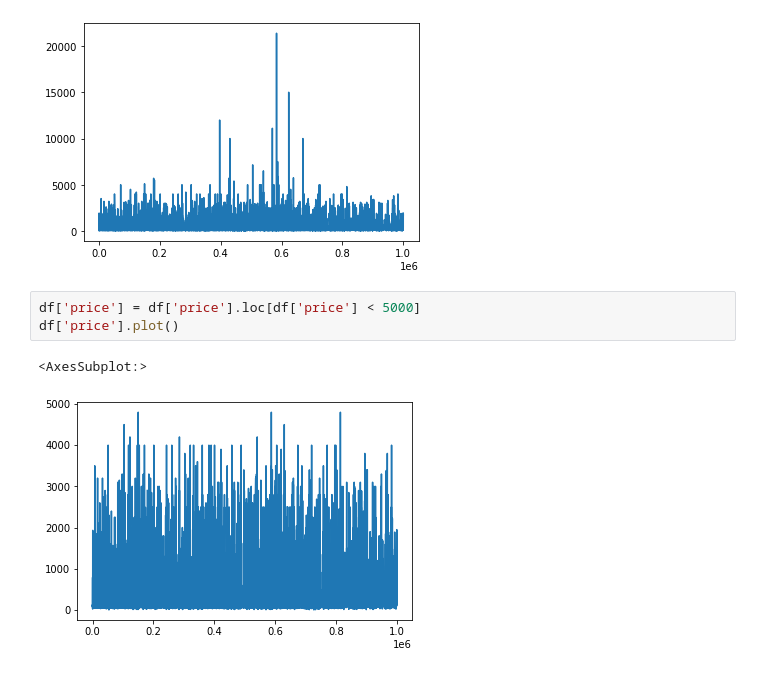
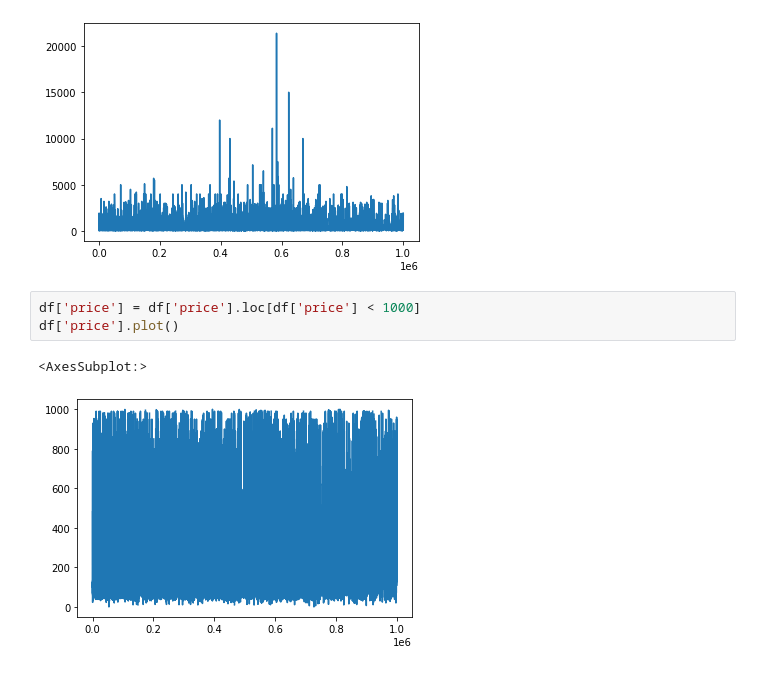
Before and after one commit to crisnicogonzalez/tp-final-isi, a Jupyter notebook: process data.ipynb, the cells around one changed output. Saved outputs shown, nothing was run; the diff lists cells and outputs as text.

```diff
--- a/process data.ipynb
+++ b/process data.ipynb
@@ -46,8 +46,8 @@ df['price'].plot()
 <AxesSubplot:>
 [figure]
 # %%
-df['price'] = df['price'].loc[df['price'] < 5000]
+df['price'] = df['price'].loc[df['price'] < 1000]
 df['price'].plot()
 # %% [output]
 <AxesSubplot:>
-[figure, old version]
+[figure, new version]
```
Also changed, not shown: parts of 1 cell of this notebook.
